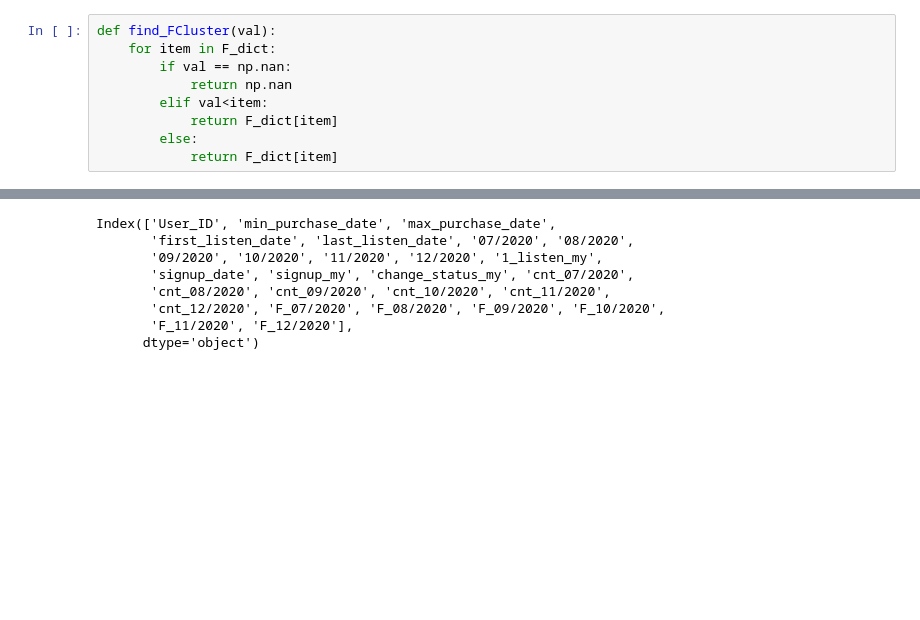
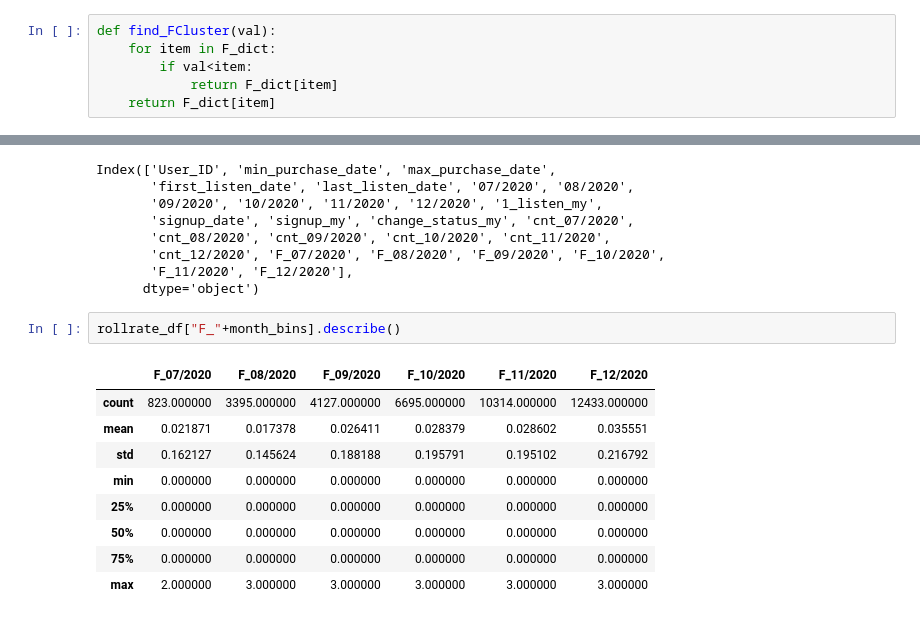
Before and after one commit to ngttnguyen/myscala, a Jupyter notebook: Voiz_project/VoizFM_rollrate_analysis.ipynb, the cells around one changed output, grey strips where cells are left out. Cells and saved outputs as stored; diff of their text form; blank space fills up the shorter version.

```diff
--- a/Voiz_project/VoizFM_rollrate_analysis.ipynb
+++ b/Voiz_project/VoizFM_rollrate_analysis.ipynb
@@ -360,12 +360,9 @@ rollrate_data = rollrate_df[['User_ID','cnt_07/2020','cnt_08/2020', 'cnt_09/2020
 # %%
 def find_FCluster(val):
     for item in F_dict:
-        if val == np.nan:
-            return np.nan
-        elif val<item:
+        if val<item:
             return F_dict[item]
-        else:
-            return F_dict[item]
+    return F_dict[item]
 # %%
 for col in month_bins:
 
@@ -387,3 +384,15 @@ Index(['User_ID', 'min_purchase_date', 'max_purchase_date',
        'cnt_12/2020', 'F_07/2020', 'F_08/2020', 'F_09/2020', 'F_10/2020',
        'F_11/2020', 'F_12/2020'],
       dtype='object')
+# %%
+rollrate_df["F_"+month_bins].describe()
+# %% [output]
+|  | F_07/2020 | F_08/2020 | F_09/2020 | F_10/2020 | F_11/2020 | F_12/2020 |
+| count | 823.000000 | 3395.000000 | 4127.000000 | 6695.000000 | 10314.000000 | 12433.000000 |
+| mean | 0.021871 | 0.017378 | 0.026411 | 0.028379 | 0.028602 | 0.035551 |
+| std | 0.162127 | 0.145624 | 0.188188 | 0.195791 | 0.195102 | 0.216792 |
+| min | 0.000000 | 0.000000 | 0.000000 | 0.000000 | 0.000000 | 0.000000 |
+| 25% | 0.000000 | 0.000000 | 0.000000 | 0.000000 | 0.000000 | 0.000000 |
+| 50% | 0.000000 | 0.000000 | 0.000000 | 0.000000 | 0.000000 | 0.000000 |
+| 75% | 0.000000 | 0.000000 | 0.000000 | 0.000000 | 0.000000 | 0.000000 |
+| max | 2.000000 | 3.000000 | 3.000000 | 3.000000 | 3.000000 | 3.000000 |
```
Also changed, not shown: parts of 2 cells of this notebook.
